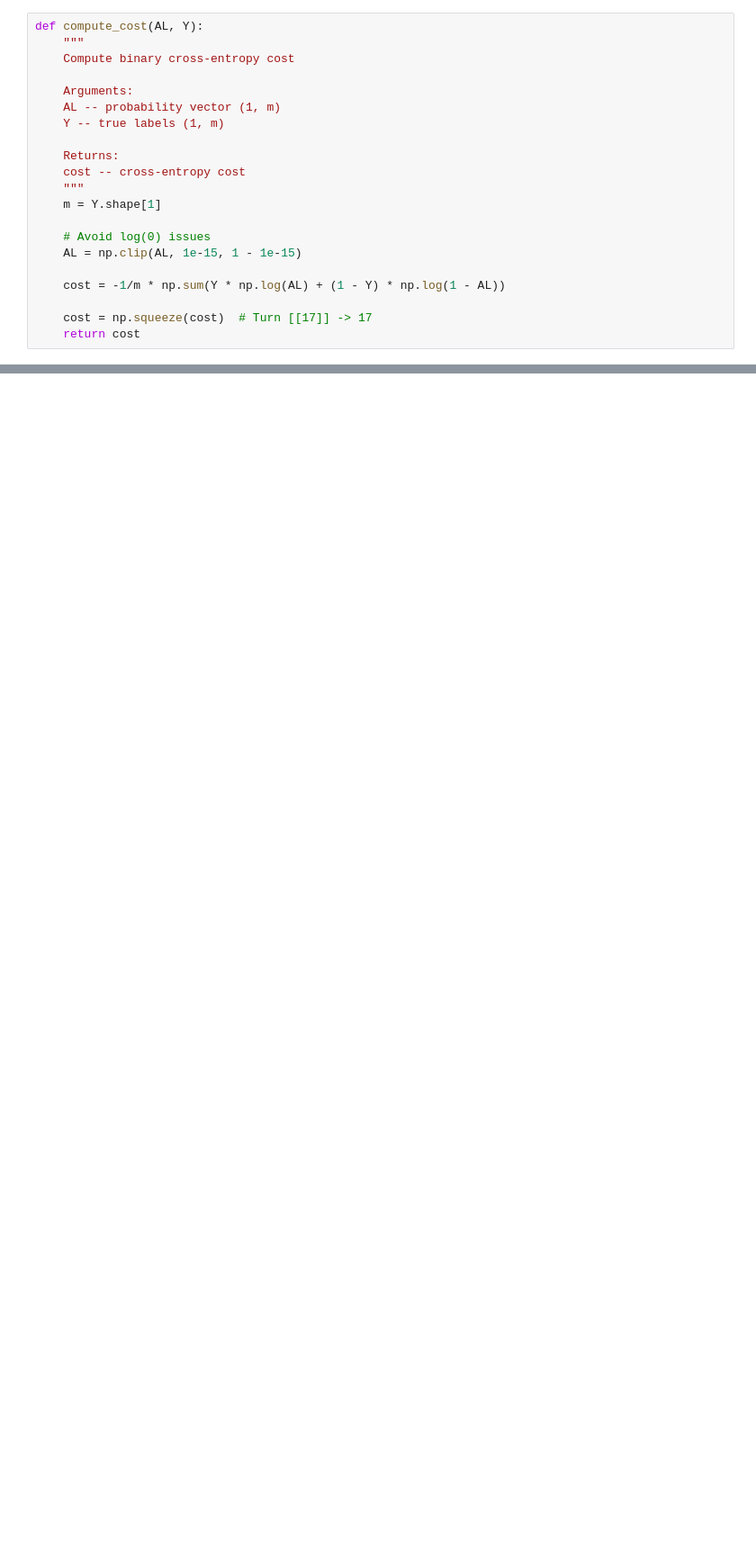
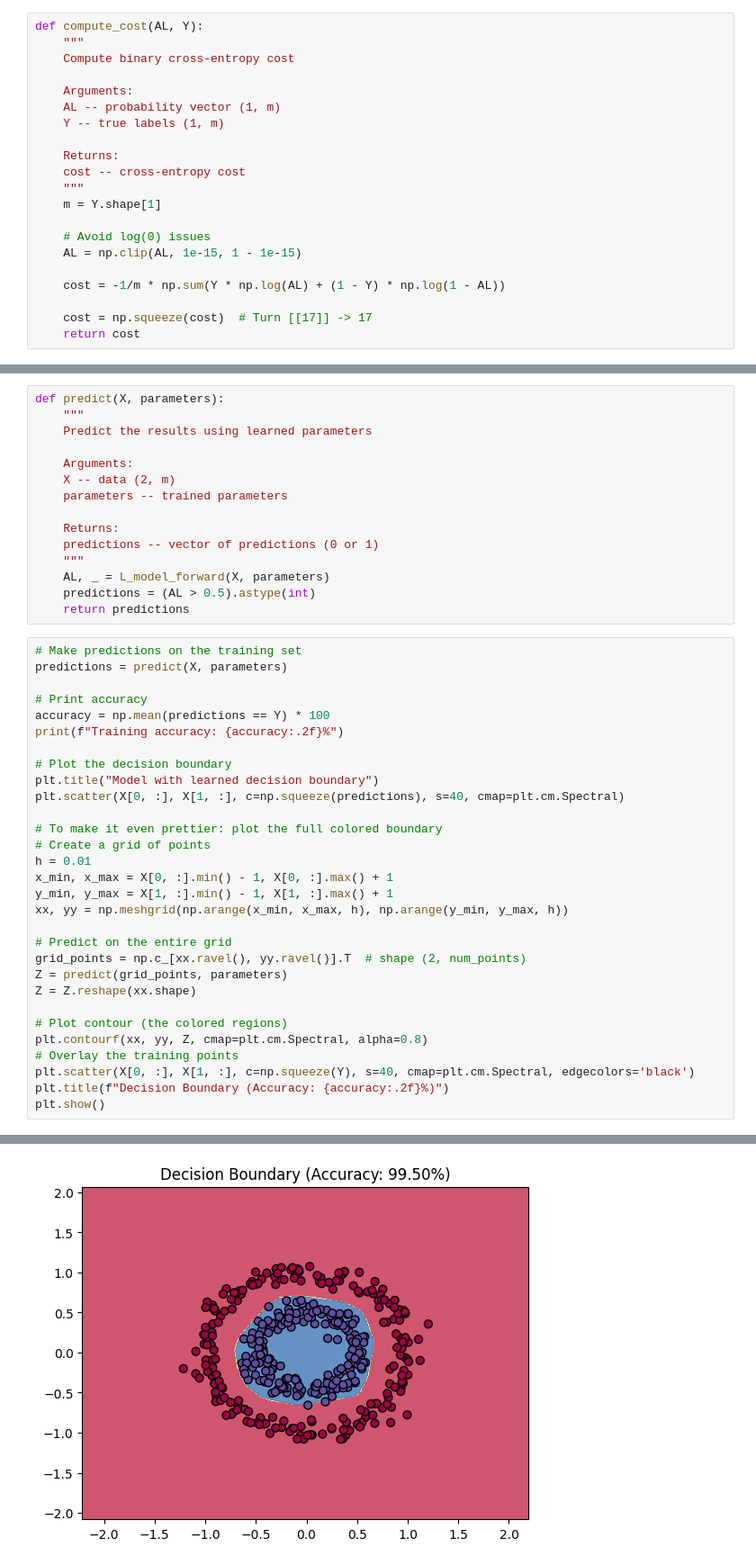
Before and after one commit to billyrdavis1985-bot/neural-network, a Jupyter notebook: neural_network_from_scratch.ipynb, the cells around one changed output, grey strips where cells are left out. Shown at 90% size. Drawn from its saved outputs; the diff is of its cells as text; blank space fills up the shorter version.

```diff
--- a/neural_network_from_scratch.ipynb
+++ b/neural_network_from_scratch.ipynb
@@ -492,0 +685,46 @@ Initial cost: 0.6586102994278014
+# %%
+def predict(X, parameters):
+    """
+    Predict the results using learned parameters
+
+    Arguments:
+    X -- data (2, m)
+    parameters -- trained parameters
+
+    Returns:
+    predictions -- vector of predictions (0 or 1)
+    """
+    AL, _ = L_model_forward(X, parameters)
+    predictions = (AL > 0.5).astype(int)
+    return predictions
+# %%
+# Make predictions on the training set
+predictions = predict(X, parameters)
+
+# Print accuracy
+accuracy = np.mean(predictions == Y) * 100
+print(f"Training accuracy: {accuracy:.2f}%")
+
+# Plot the decision boundary
+plt.title("Model with learned decision boundary")
+plt.scatter(X[0, :], X[1, :], c=np.squeeze(predictions), s=40, cmap=plt.cm.Spectral)
+
+# To make it even prettier: plot the full colored boundary
+# Create a grid of points
+h = 0.01
+x_min, x_max = X[0, :].min() - 1, X[0, :].max() + 1
+y_min, y_max = X[1, :].min() - 1, X[1, :].max() + 1
+xx, yy = np.meshgrid(np.arange(x_min, x_max, h), np.arange(y_min, y_max, h))
+
+# Predict on the entire grid
+grid_points = np.c_[xx.ravel(), yy.ravel()].T  # shape (2, num_points)
+Z = predict(grid_points, parameters)
+Z = Z.reshape(xx.shape)
+
+# Plot contour (the colored regions)
+plt.contourf(xx, yy, Z, cmap=plt.cm.Spectral, alpha=0.8)
+# Overlay the training points
+plt.scatter(X[0, :], X[1, :], c=np.squeeze(Y), s=40, cmap=plt.cm.Spectral, edgecolors='black')
+plt.title(f"Decision Boundary (Accuracy: {accuracy:.2f}%)")
+plt.show()
+# %% [output]
@@ -492,0 +732 @@ Initial cost: 0.6586102994278014
+[figure, added]
```
Also changed, not shown: parts of 13 cells of this notebook.
